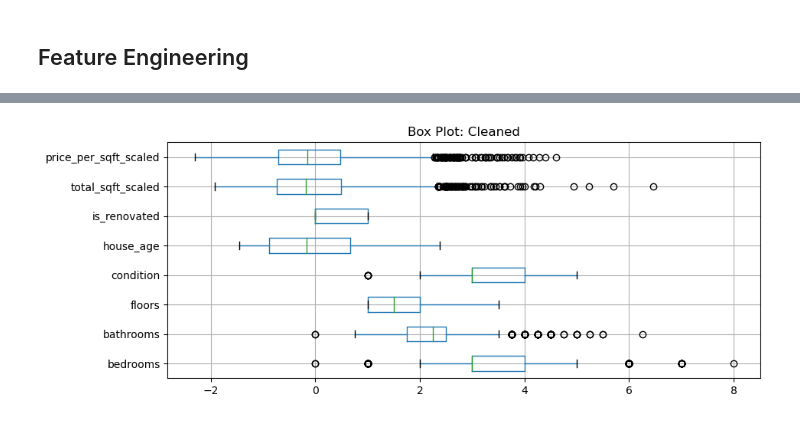
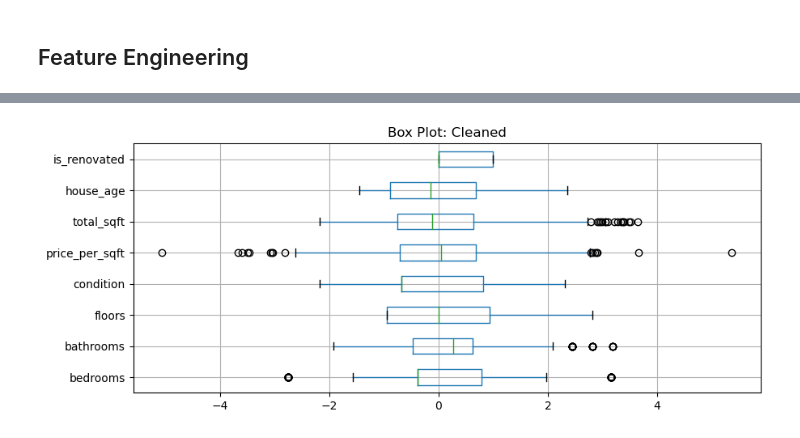
Before and after one commit to CL-Frank/MLG382_CYOProject, a Jupyter notebook: notebooks/modeling.ipynb, the cells around one changed output, grey strips where cells are left out. Drawn from its saved outputs; the diff is of its cells as text; code cells hidden in the pictures.

```diff
--- a/notebooks/modeling.ipynb
+++ b/notebooks/modeling.ipynb
@@ -198,7 +297,8 @@ df = df[df['zscore_price'].abs() <= 3]   # Remove outliersz
 # %%
-df['price_per_sqft'] = df['price'] / df['sqft_living']
-df['total_sqft'] = df['sqft_above'] + df['sqft_basement']
-df['house_age'] = 2025 - df['yr_built']
-df['is_renovated'] = np.where(df['yr_renovated'] > 0, 1, 0)
+df2['price_per_sqft'] = df2['price'] / df2['sqft_living']
+df2['total_sqft'] = df2['sqft_above'] + df2['sqft_basement']
+df2['house_age'] = 2025 - df2['yr_built']
+df2['is_renovated'] = np.where(df2['yr_renovated'] > 0, 1, 0)
 
-df = df.drop(['yr_renovated', 'waterfront', 'view', 'yr_built', 'sqft_living','sqft_basement','sqft_above', 'sqft_lot', 'city_frequency'], axis=1)
+df2.drop(['yr_renovated', 'waterfront', 'view', 'yr_built', 'sqft_living','sqft_basement','sqft_above', 'sqft_lot', 'city_frequency'], inplace=True, axis=1)
+df2.info()
@@ -204,0 +350,12 @@ df = df.drop(['yr_renovated', 'waterfront', 'view', 'yr_built', 'sqft_living','s
+# %%
+df2['price'] = np.log1p(df2['price'])
+df2['price_per_sqft'] = np.log1p(df2['price_per_sqft'])
+# %%
+numerical_cols = df2.select_dtypes(include=['int64', 'float64']).columns
+plt.figure(figsize=(12, 10))
+for i, col in enumerate(numerical_cols):
+    plt.subplot(6, 3, i+1)
+    sns.histplot(df2[col], bins = 30, kde=True)
+    plt.title(col)
+plt.tight_layout()
+plt.show()
@@ -206,9 +369,4 @@ df = df.drop(['yr_renovated', 'waterfront', 'view', 'yr_built', 'sqft_living','s
 from sklearn.preprocessing import StandardScaler
 
 scaler = StandardScaler()
-df[['total_sqft_scaled', 'price_per_sqft_scaled', 'house_age']] = scaler.fit_transform(df[['total_sqft', 'price_per_sqft', 'house_age']])
-df = df.drop(['total_sqft','price_per_sqft'], axis=1)
-
-df['zscore_price'] = zscore(df['price'])  # Add Z-scores for price
-df = df[df['zscore_price'].abs() <= 3] # Remove outliersz
-df.drop(columns=['zscore_price'], inplace=True)
+df2[numerical_cols] = scaler.fit_transform(df2[numerical_cols])
@@ -215,7 +386,7 @@ df.drop(columns=['zscore_price'], inplace=True)
 # %%
-features = df.columns.drop(out_var).tolist()
+features = df2.columns.drop(out_var).tolist()
 fig, ax = plt.subplots(figsize =(10,4))
-boxplot =df[features].boxplot(vert = 0, ax=ax)
+boxplot =df2[features].boxplot(vert = 0, ax=ax)
 _ = ax.set_title(f'Box Plot: Cleaned')
 # %% [output]
-[figure, old version]
+[figure, new version]
```
Also changed, not shown: parts of 41 cells of this notebook.
